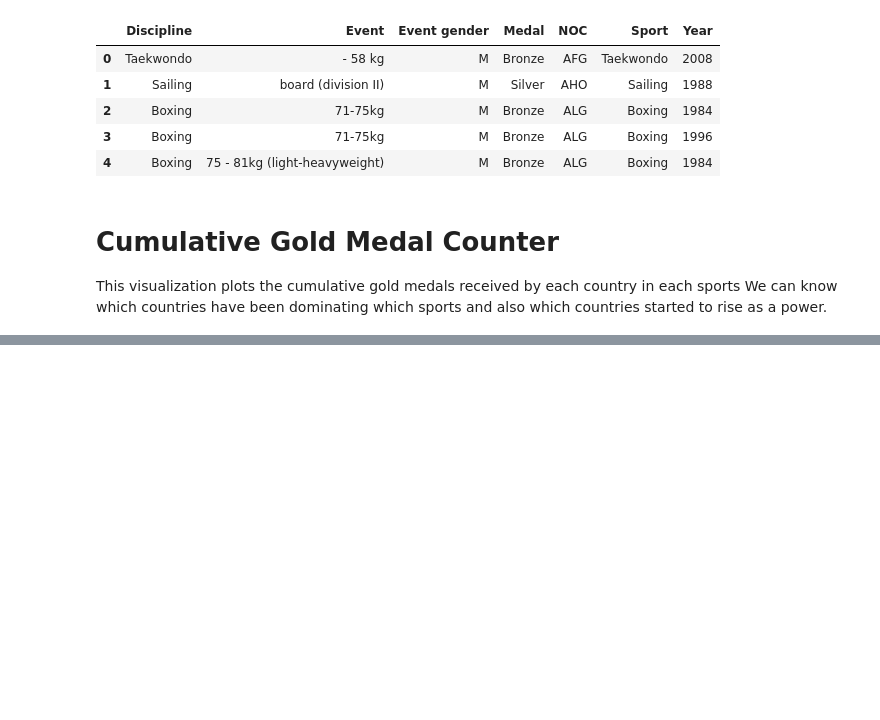
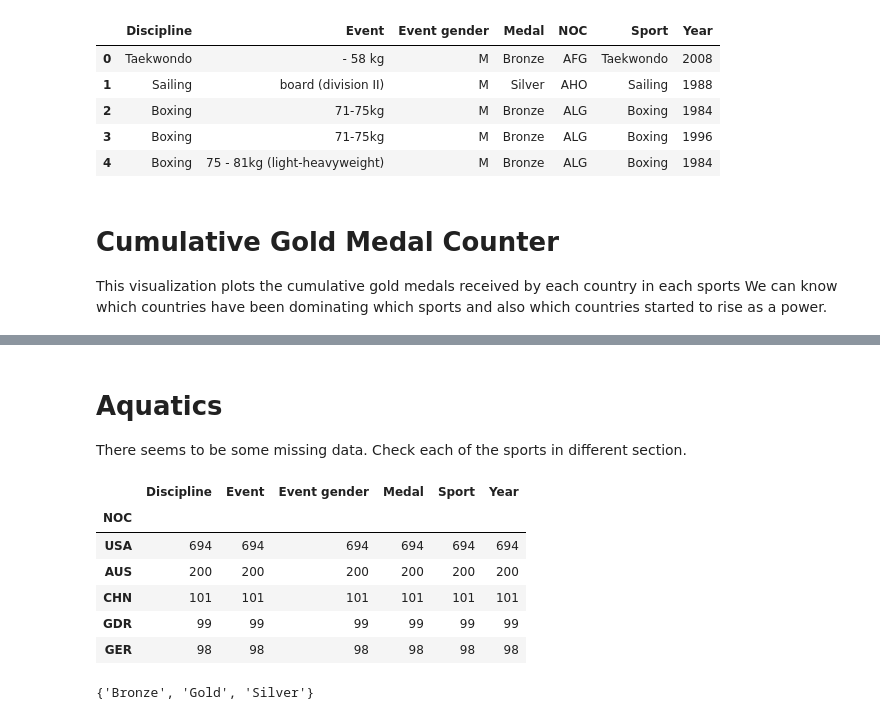
Before and after one commit to mw10104587/olympics-visualization, a Jupyter notebook: Visualization of Olympics Data.ipynb, the cells around one changed output, grey strips where cells are left out. Drawn from its saved outputs; the diff is of its cells as text; code cells hidden in the pictures; blank space fills up the shorter version.

```diff
--- a/Visualization of Olympics Data.ipynb
+++ b/Visualization of Olympics Data.ipynb
@@ -112,0 +109,18 @@ left=1988.0, right=1988.0
+# %% [markdown]
+<h1>Aquatics</h1>
+There seems to be some missing data. Check each of the sports in different section.
+# %%
+# Take a look at how each top country did
+data[data['Sport'] == 'Aquatics'].groupby(['NOC']).count().sort_values(['Medal'], ascending=False).head()
+# %% [output]
+|  | Discipline | Event | Event gender | Medal | Sport | Year |
+| NOC |  |  |  |  |  |  |
+| USA | 694 | 694 | 694 | 694 | 694 | 694 |
+| AUS | 200 | 200 | 200 | 200 | 200 | 200 |
+| CHN | 101 | 101 | 101 | 101 | 101 | 101 |
+| GDR | 99 | 99 | 99 | 99 | 99 | 99 |
+| GER | 98 | 98 | 98 | 98 | 98 | 98 |
+# %%
+set(data[(data['Sport'] == 'Aquatics') & (data['NOC'] == 'USA')]['Medal'])
+# %% [output]
+{'Bronze', 'Gold', 'Silver'}
```
Also changed, not shown: parts of 4 cells of this notebook, 1 other file.
